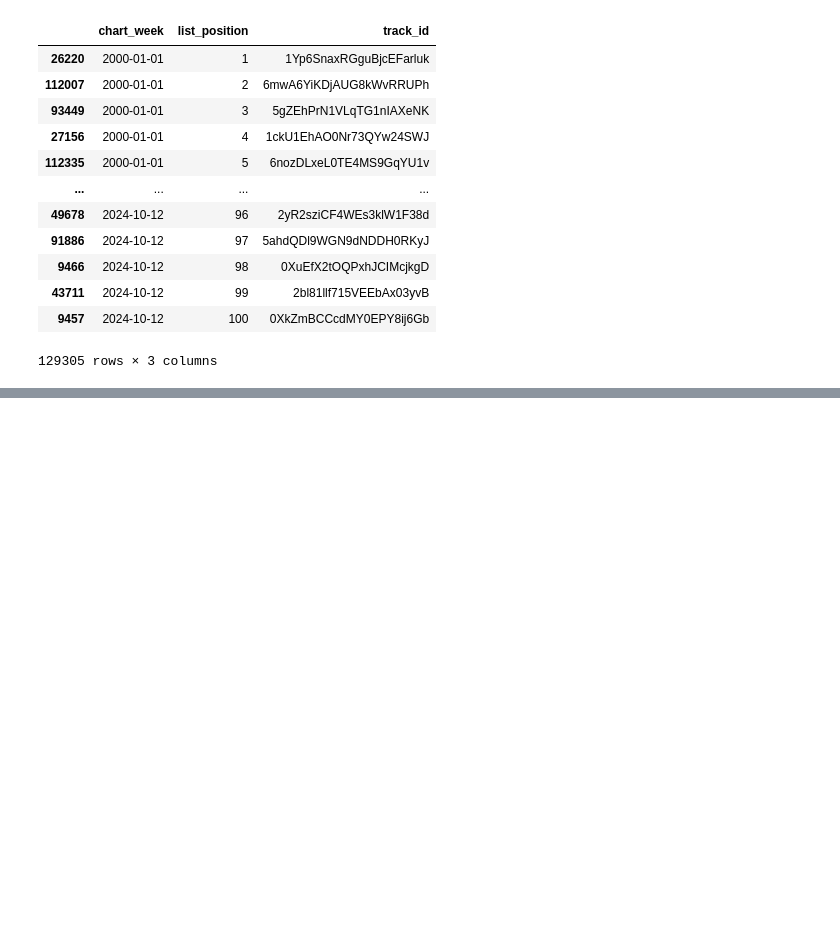
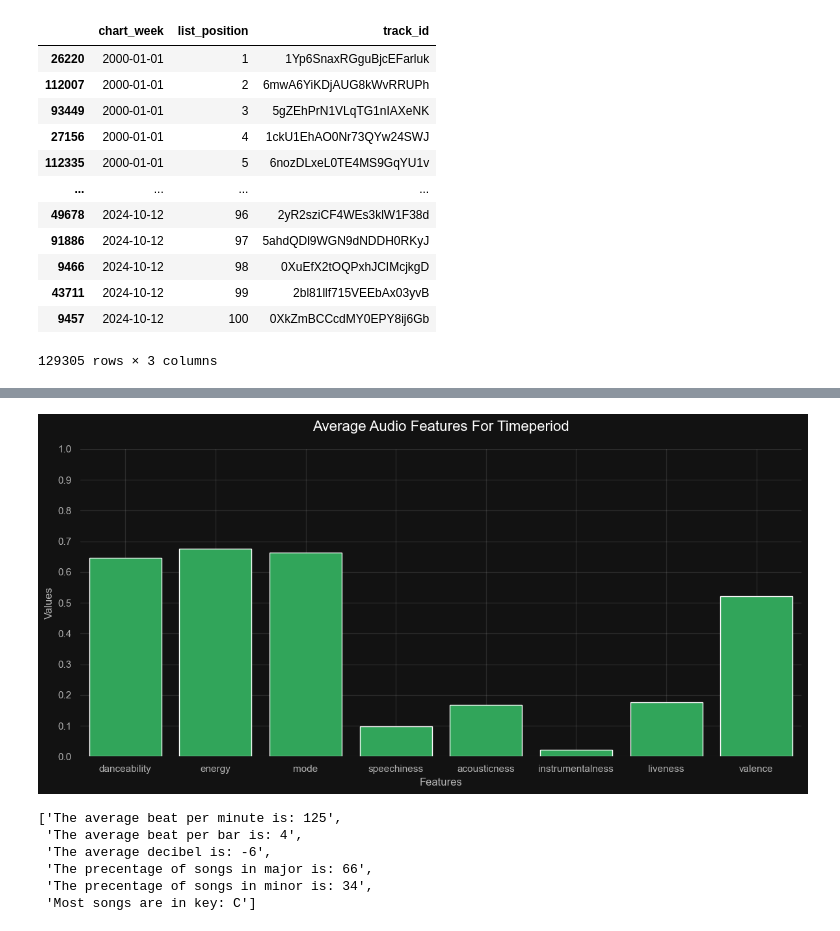
Before and after one commit to guillermocontp/recommendation-system, a Jupyter notebook: analysis.ipynb, the cells around one changed output, grey strips where cells are left out. Drawn from its saved outputs; the diff is of its cells as text; code cells hidden in the pictures; blank space fills up the shorter version.

```diff
--- a/analysis.ipynb
+++ b/analysis.ipynb
@@ -848,0 +1554,10 @@ sorted_chart_positions
+# %%
+show_audio_features(chart_data_test, numerical_data_test)
+# %% [output]
+[figure, added]
+['The average beat per minute is: 125',
+ 'The average beat per bar is: 4',
+ 'The average decibel is: -6',
+ 'The precentage of songs in major is: 66',
+ 'The precentage of songs in minor is: 34',
+ 'Most songs are in key: C']
```
Also changed, not shown: parts of 47 cells of this notebook, 8 other files.
